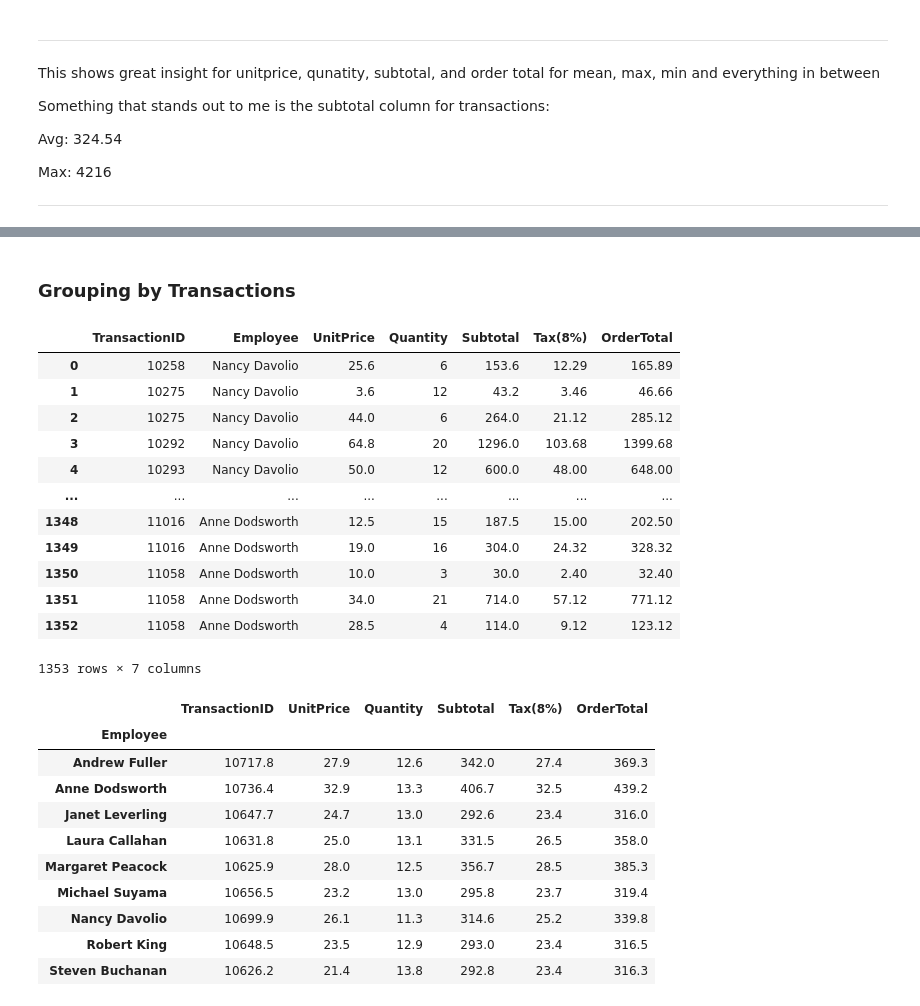
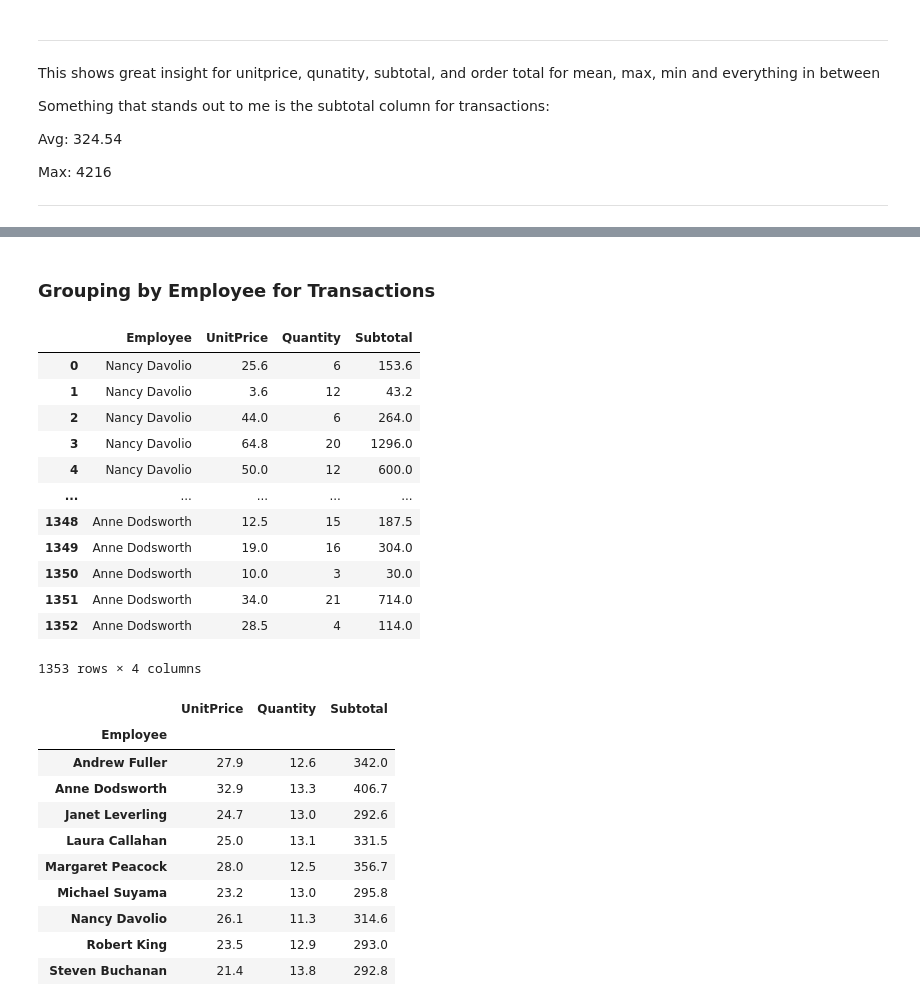
Before and after one commit to Vanessa-Guerrero/Capstone_2, a Jupyter notebook: Transaction Analysis.ipynb, the cells around one changed output, grey strips where cells are left out. Drawn from its saved outputs; the diff is of its cells as text; code cells hidden in the pictures.

Commit message:
Finished my Capstone 2 project for customer data cleanup and transactional analysis

```diff
--- a/Transaction Analysis.ipynb
+++ b/Transaction Analysis.ipynb
@@ -84,37 +106,39 @@ Tax(8%)                 float64
 OrderTotal              float64
 dtype: object
 # %% [markdown]
-### Grouping by Transactions
+### Grouping by Employee for Transactions
 # %%
-df_trans_amt = df.drop(['Date', 'ProductID', 'ProductName', 'VendorID', 'ProductVendor', 'CustID','Date'], axis=1)
+# Creating separate df with Employee and keeping only numeric columns: Quantity, Unit Price, and Subtotal
+df_trans_amt = df.drop(['Date', 'ProductID', 'ProductName', 'VendorID', 'ProductVendor', 'CustID', 'TransactionID', 'Tax(8%)', 'OrderTotal'], axis=1)
 df_trans_amt
 # %% [output]
-|  | TransactionID | Employee | UnitPrice | Quantity | Subtotal | Tax(8%) | OrderTotal |
-| 0 | 10258 | Nancy Davolio | 25.6 | 6 | 153.6 | 12.29 | 165.89 |
-| 1 | 10275 | Nancy Davolio | 3.6 | 12 | 43.2 | 3.46 | 46.66 |
-| 2 | 10275 | Nancy Davolio | 44.0 | 6 | 264.0 | 21.12 | 285.12 |
-| 3 | 10292 | Nancy Davolio | 64.8 | 20 | 1296.0 | 103.68 | 1399.68 |
-| 4 | 10293 | Nancy Davolio | 50.0 | 12 | 600.0 | 48.00 | 648.00 |
-| ... | ... | ... | ... | ... | ... | ... | ... |
-| 1348 | 11016 | Anne Dodsworth | 12.5 | 15 | 187.5 | 15.00 | 202.50 |
-| 1349 | 11016 | Anne Dodsworth | 19.0 | 16 | 304.0 | 24.32 | 328.32 |
-| 1350 | 11058 | Anne Dodsworth | 10.0 | 3 | 30.0 | 2.40 | 32.40 |
-| 1351 | 11058 | Anne Dodsworth | 34.0 | 21 | 714.0 | 57.12 | 771.12 |
-| 1352 | 11058 | Anne Dodsworth | 28.5 | 4 | 114.0 | 9.12 | 123.12 |
+|  | Employee | UnitPrice | Quantity | Subtotal |
+| 0 | Nancy Davolio | 25.6 | 6 | 153.6 |
+| 1 | Nancy Davolio | 3.6 | 12 | 43.2 |
+| 2 | Nancy Davolio | 44.0 | 6 | 264.0 |
+| 3 | Nancy Davolio | 64.8 | 20 | 1296.0 |
+| 4 | Nancy Davolio | 50.0 | 12 | 600.0 |
+| ... | ... | ... | ... | ... |
+| 1348 | Anne Dodsworth | 12.5 | 15 | 187.5 |
+| 1349 | Anne Dodsworth | 19.0 | 16 | 304.0 |
+| 1350 | Anne Dodsworth | 10.0 | 3 | 30.0 |
+| 1351 | Anne Dodsworth | 34.0 | 21 | 714.0 |
+| 1352 | Anne Dodsworth | 28.5 | 4 | 114.0 |
-1353 rows × 7 columns
+1353 rows × 4 columns
 # %%
+# Whats the mean values of the numeric columns, sorted by employee?
 df_mean = df_trans_amt.groupby(['Employee']).mean().round(1)
 df_mean
 # %% [output]
-|  | TransactionID | UnitPrice | Quantity | Subtotal | Tax(8%) | OrderTotal |
-| Employee |  |  |  |  |  |  |
-| Andrew Fuller | 10717.8 | 27.9 | 12.6 | 342.0 | 27.4 | 369.3 |
-| Anne Dodsworth | 10736.4 | 32.9 | 13.3 | 406.7 | 32.5 | 439.2 |
-| Janet Leverling | 10647.7 | 24.7 | 13.0 | 292.6 | 23.4 | 316.0 |
-| Laura Callahan | 10631.8 | 25.0 | 13.1 | 331.5 | 26.5 | 358.0 |
-| Margaret Peacock | 10625.9 | 28.0 | 12.5 | 356.7 | 28.5 | 385.3 |
-| Michael Suyama | 10656.5 | 23.2 | 13.0 | 295.8 | 23.7 | 319.4 |
-| Nancy Davolio | 10699.9 | 26.1 | 11.3 | 314.6 | 25.2 | 339.8 |
-| Robert King | 10648.5 | 23.5 | 12.9 | 293.0 | 23.4 | 316.5 |
-| Steven Buchanan | 10626.2 | 21.4 | 13.8 | 292.8 | 23.4 | 316.3 |
+|  | UnitPrice | Quantity | Subtotal |
+| Employee |  |  |  |
+| Andrew Fuller | 27.9 | 12.6 | 342.0 |
+| Anne Dodsworth | 32.9 | 13.3 | 406.7 |
+| Janet Leverling | 24.7 | 13.0 | 292.6 |
+| Laura Callahan | 25.0 | 13.1 | 331.5 |
+| Margaret Peacock | 28.0 | 12.5 | 356.7 |
+| Michael Suyama | 23.2 | 13.0 | 295.8 |
+| Nancy Davolio | 26.1 | 11.3 | 314.6 |
+| Robert King | 23.5 | 12.9 | 293.0 |
+| Steven Buchanan | 21.4 | 13.8 | 292.8 |
 # %%
```
Also changed, not shown: parts of 29 cells of this notebook, 1 other file.
